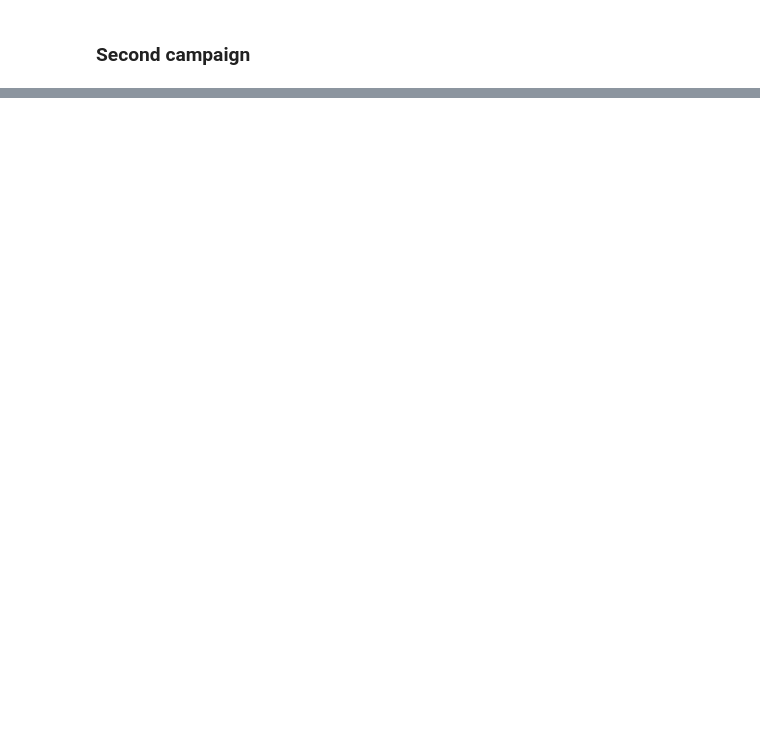
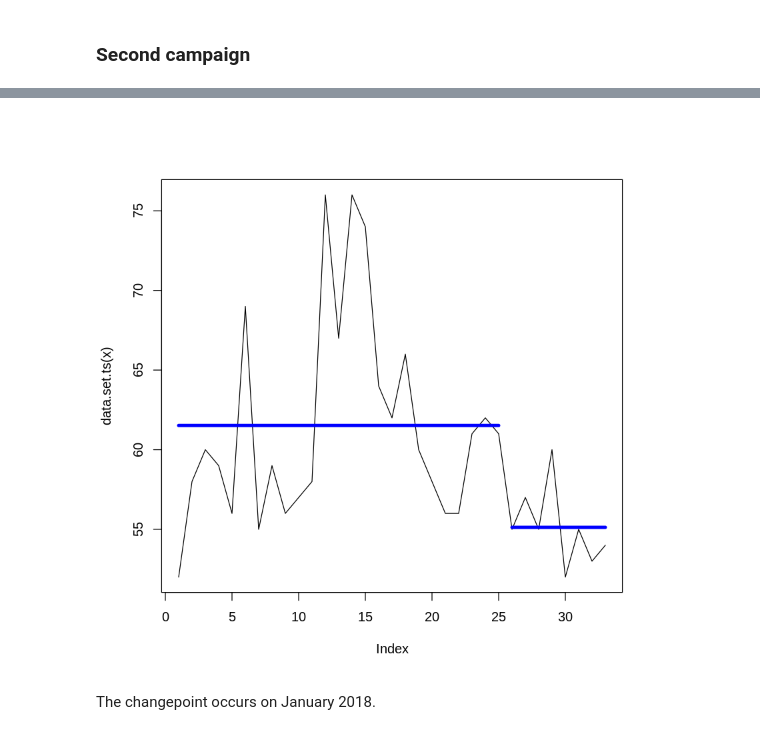
Before and after one commit to elvyna/data-analysis, a Jupyter notebook: jupyter-notebook/2018-09-16 Bukalapak Nego Cincai - Time series hypothesis test - R.ipynb, the cells around one changed output, grey strips where cells are left out. Drawn from its saved outputs; the diff is of its cells as text; code cells hidden in the pictures; blank space fills up the shorter version.

Commit message:
Try using bayesian changepoint

```diff
--- a/jupyter-notebook/2018-09-16 Bukalapak Nego Cincai - Time series hypothesis test - R.ipynb
+++ b/jupyter-notebook/2018-09-16 Bukalapak Nego Cincai - Time series hypothesis test - R.ipynb
@@ -130,0 +146,2 @@ The probability of obtaining this effect by chance is p = 0,312. This means the
+# %%
+df$Month <- as.POSIXct(df$Month, format='%Y-%m-%d')
@@ -130,0 +154,9 @@ The probability of obtaining this effect by chance is p = 0,312. This means the
+# %%
+library("changepoint")
+
+results <- cpt.mean(subset(df, Month >= '2016-01-01')$observed)
+plot(results,cpt.col="blue",xlab="Index",cpt.width=4)
+# %% [output]
+[figure, added]
+# %% [markdown]
+The changepoint occurs on January 2018.
```
Also changed, not shown: parts of 14 cells of this notebook, 1 other file.
